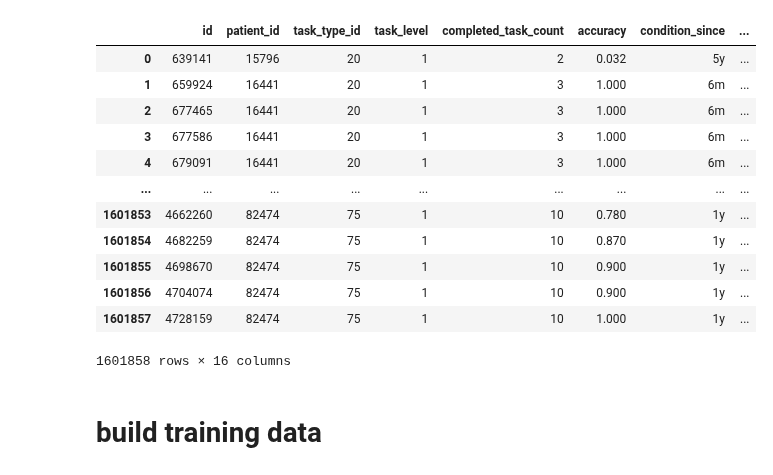
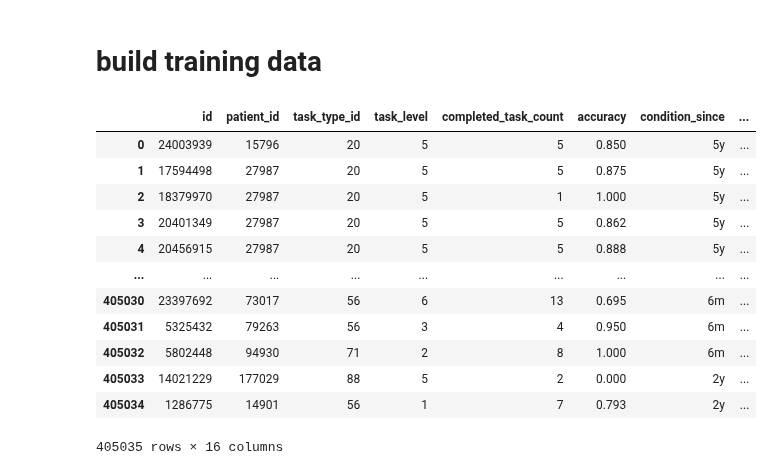
Before and after one commit to twchen88/ct_research, a Jupyter notebook: autoencoder.ipynb, the cells around one changed output. Saved outputs shown, nothing was run; the diff lists cells and outputs as text; code cells hidden in the pictures.

```diff
--- a/autoencoder.ipynb
+++ b/autoencoder.ipynb
@@ -35,20 +13,20 @@ autoencoder.compile(optimizer="adam", loss="mse")
-# %%
-# import data
-df = pd.read_csv("data/raw_percentile.csv")
-df
-# %% [output]
-|  | id | patient_id | task_type_id | task_level | completed_task_count | accuracy | condition_since | ... |
-| 0 | 639141 | 15796 | 20 | 1 | 2 | 0.032 | 5y | ... |
-| 1 | 659924 | 16441 | 20 | 1 | 3 | 1.000 | 6m | ... |
-| 2 | 677465 | 16441 | 20 | 1 | 3 | 1.000 | 6m | ... |
-| 3 | 677586 | 16441 | 20 | 1 | 3 | 1.000 | 6m | ... |
-| 4 | 679091 | 16441 | 20 | 1 | 3 | 1.000 | 6m | ... |
-| ... | ... | ... | ... | ... | ... | ... | ... | ... |
-| 1601853 | 4662260 | 82474 | 75 | 1 | 10 | 0.780 | 1y | ... |
-| 1601854 | 4682259 | 82474 | 75 | 1 | 10 | 0.870 | 1y | ... |
-| 1601855 | 4698670 | 82474 | 75 | 1 | 10 | 0.900 | 1y | ... |
-| 1601856 | 4704074 | 82474 | 75 | 1 | 10 | 0.900 | 1y | ... |
-| 1601857 | 4728159 | 82474 | 75 | 1 | 10 | 1.000 | 1y | ... |
-1601858 rows × 16 columns
 # %% [markdown]
 # build training data
+# %%
+# import data
+df = pd.read_csv("data/raw_percentile_time5.csv")
+df
+# %% [output]
+|  | id | patient_id | task_type_id | task_level | completed_task_count | accuracy | condition_since | ... |
+| 0 | 24003939 | 15796 | 20 | 5 | 5 | 0.850 | 5y | ... |
+| 1 | 17594498 | 27987 | 20 | 5 | 5 | 0.875 | 5y | ... |
+| 2 | 18379970 | 27987 | 20 | 5 | 1 | 1.000 | 5y | ... |
+| 3 | 20401349 | 27987 | 20 | 5 | 5 | 0.862 | 5y | ... |
+| 4 | 20456915 | 27987 | 20 | 5 | 5 | 0.888 | 5y | ... |
+| ... | ... | ... | ... | ... | ... | ... | ... | ... |
+| 405030 | 23397692 | 73017 | 56 | 6 | 13 | 0.695 | 6m | ... |
+| 405031 | 5325432 | 79263 | 56 | 3 | 4 | 0.950 | 6m | ... |
+| 405032 | 5802448 | 94930 | 71 | 2 | 8 | 1.000 | 6m | ... |
+| 405033 | 14021229 | 177029 | 88 | 5 | 2 | 0.000 | 2y | ... |
+| 405034 | 1286775 | 14901 | 56 | 1 | 7 | 0.793 | 2y | ... |
+405035 rows × 16 columns
```
Also changed, not shown: parts of 38 cells of this notebook, 3 other files.
